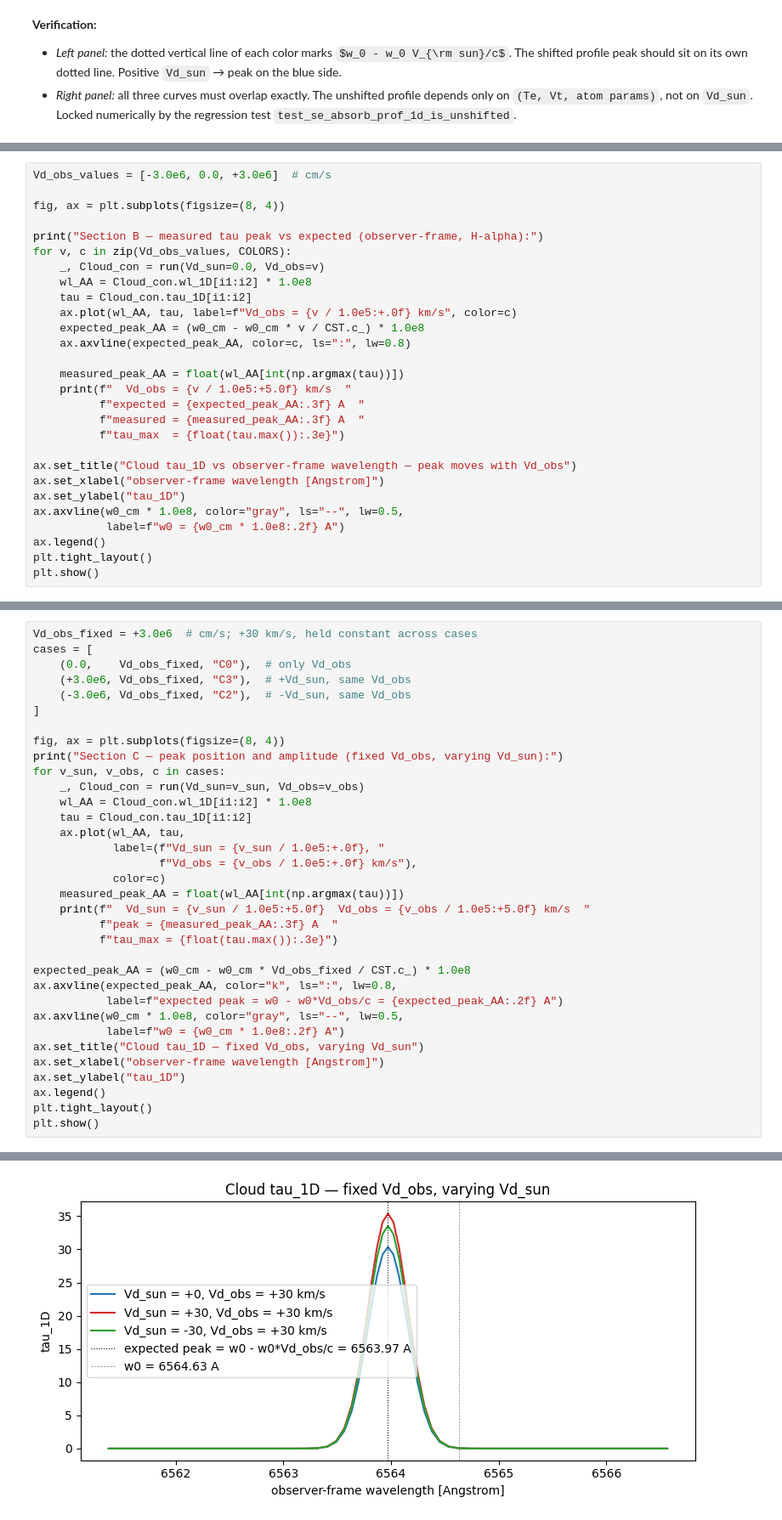
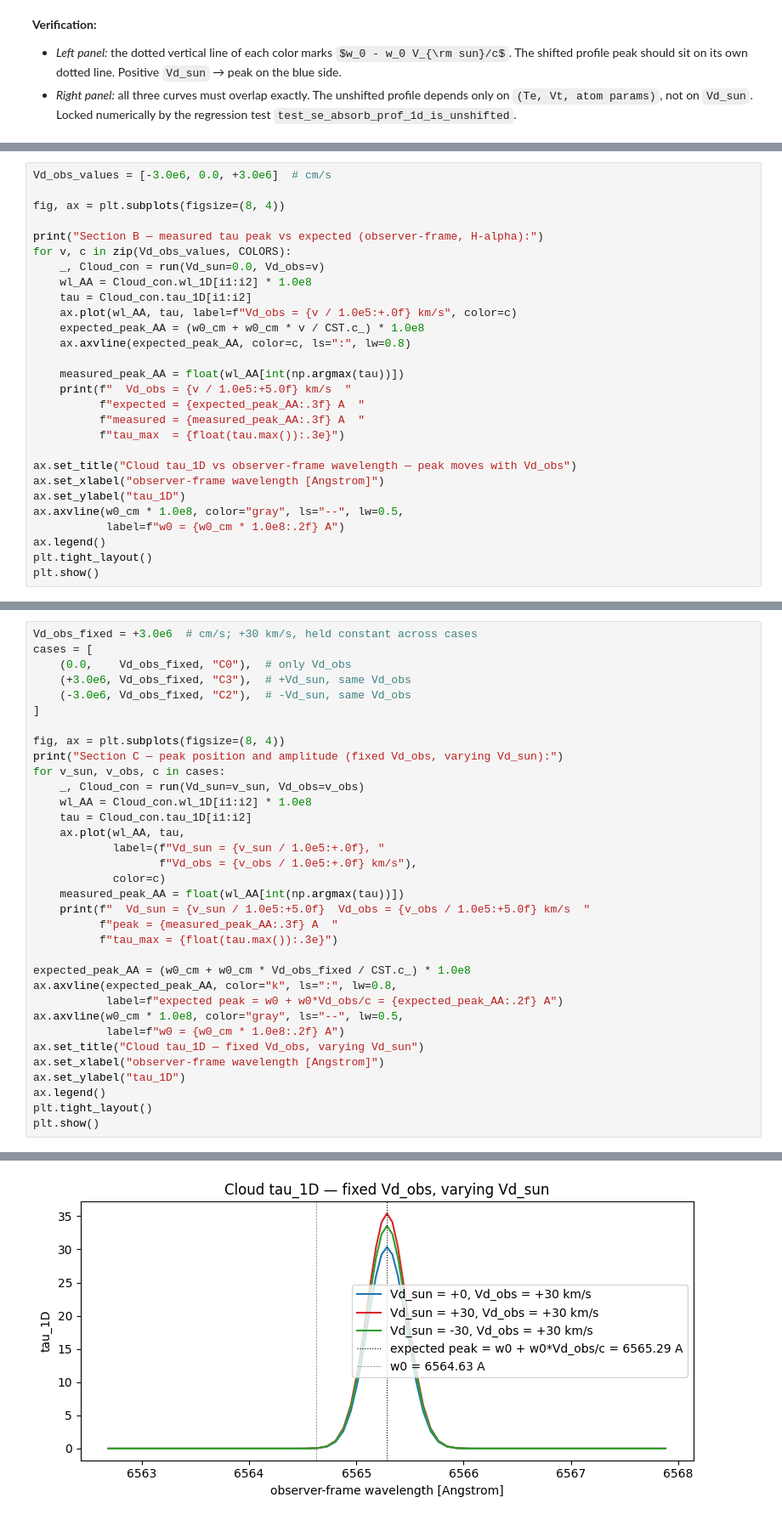
Before and after one commit to kouui/spectra-devcontainer, a Jupyter notebook: notebooks/demo/hydrogen_doppler/hydrogen_doppler.ipynb, the cells around one changed output, grey strips where cells are left out. Shown at 85% size. Saved outputs shown, nothing was run; the diff lists cells and outputs as text; some formulas as TeX source.

```diff
--- a/notebooks/demo/hydrogen_doppler/hydrogen_doppler.ipynb
+++ b/notebooks/demo/hydrogen_doppler/hydrogen_doppler.ipynb
@@ -226,7 +231,7 @@ for v, c in zip(Vd_obs_values, COLORS):
     wl_AA = Cloud_con.wl_1D[i1:i2] * 1.0e8
     tau = Cloud_con.tau_1D[i1:i2]
     ax.plot(wl_AA, tau, label=f"Vd_obs = {v / 1.0e5:+.0f} km/s", color=c)
-    expected_peak_AA = (w0_cm - w0_cm * v / CST.c_) * 1.0e8
+    expected_peak_AA = (w0_cm + w0_cm * v / CST.c_) * 1.0e8
     ax.axvline(expected_peak_AA, color=c, ls=":", lw=0.8)
 
     measured_peak_AA = float(wl_AA[int(np.argmax(tau))])
@@ -293,9 +298,9 @@ for v_sun, v_obs, c in cases:
           f"peak = {measured_peak_AA:.3f} A  "
           f"tau_max = {float(tau.max()):.3e}")
 
-expected_peak_AA = (w0_cm - w0_cm * Vd_obs_fixed / CST.c_) * 1.0e8
+expected_peak_AA = (w0_cm + w0_cm * Vd_obs_fixed / CST.c_) * 1.0e8
 ax.axvline(expected_peak_AA, color="k", ls=":", lw=0.8,
-           label=f"expected peak = w0 - w0*Vd_obs/c = {expected_peak_AA:.2f} A")
+           label=f"expected peak = w0 + w0*Vd_obs/c = {expected_peak_AA:.2f} A")
 ax.axvline(w0_cm * 1.0e8, color="gray", ls="--", lw=0.5,
            label=f"w0 = {w0_cm * 1.0e8:.2f} A")
 ax.set_title("Cloud tau_1D — fixed Vd_obs, varying Vd_sun")
@@ -312,4 +317,4 @@ Section C — peak position and amplitude (fixed Vd_obs, varying Vd_sun):
-[figure, old version]
+[figure, new version]
 # %% [markdown]
 **Verification:**
 
```
Also changed, not shown: parts of 7 cells of this notebook, 7 other files.
